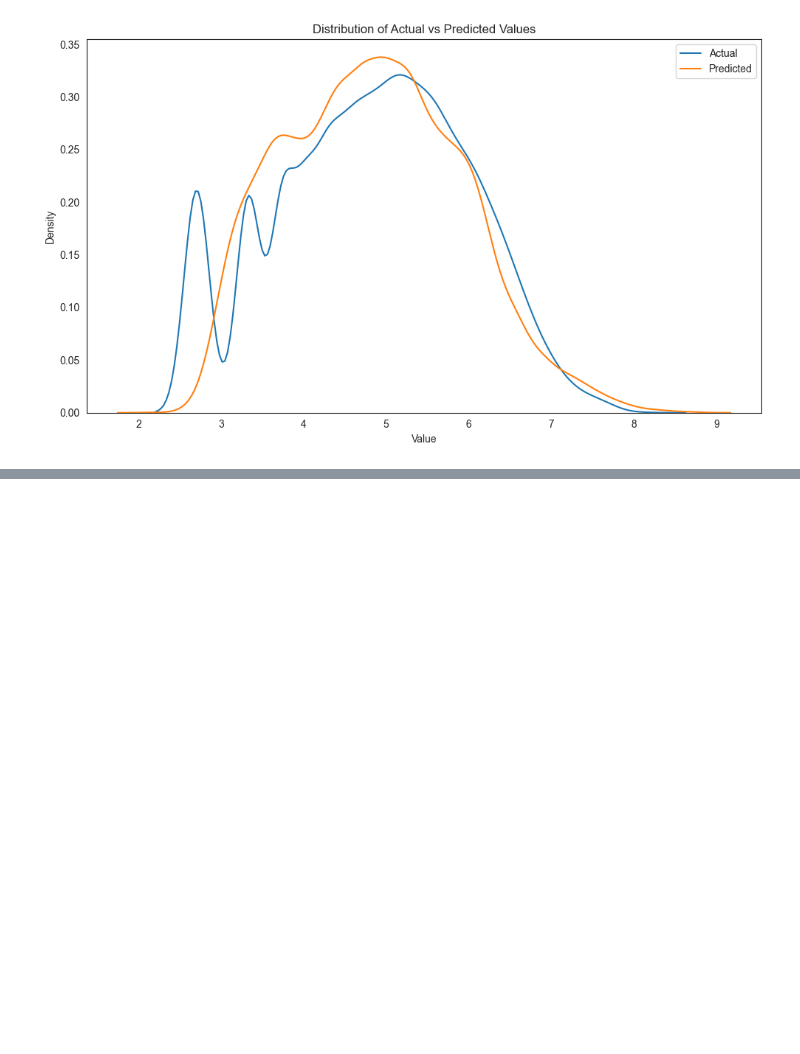
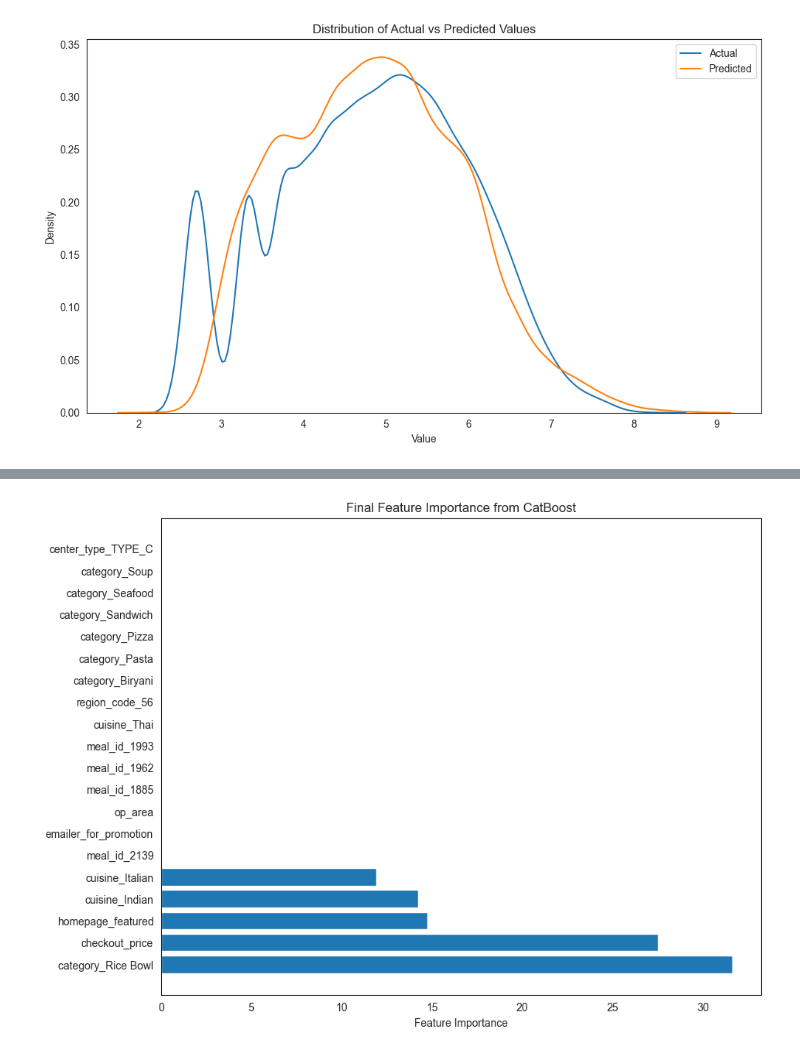
Before and after one commit to sampathvenur/Prediction-and-Optimization-of-Smart-Dish-Specific-Demand-in-Restaurants-using-Machine-Learning, a Jupyter notebook: notebooks/Food Demand Prediction.ipynb, the cells around one changed output, grey strips where cells are left out. Saved outputs shown, nothing was run; the diff lists cells and outputs as text; code cells hidden in the pictures; blank space fills up the shorter version.

```diff
--- a/notebooks/Food Demand Prediction.ipynb
+++ b/notebooks/Food Demand Prediction.ipynb
@@ -1504,0 +1578,89 @@ loaded_model = joblib.load('best_catboost_model.pkl')
+# %%
+from catboost import CatBoostRegressor, Pool
+from sklearn.model_selection import train_test_split, KFold
+from sklearn.metrics import mean_squared_error, r2_score
+from sklearn.feature_selection import SelectFromModel
+import numpy as np
+import pandas as pd
+
+# Assuming X_train, y_train, X_test, y_test are defined
+
+# Feature selection using CatBoost feature importance
+selector = SelectFromModel(CatBoostRegressor(iterations=100, depth=3, learning_rate=0.1, loss_function='RMSE', verbose=False), prefit=False)
+X_train_selected = selector.fit_transform(X_train, y_train)
+X_test_selected = selector.transform(X_test)
+
+# New parameters for tuning
+params = {
+    'learning_rate': 0.03,
+    'depth': 5,
+    'iterations': 2000,
+    'l2_leaf_reg': 1,
+    'loss_function': 'RMSE',
+    'eval_metric': 'RMSE',
+    'verbose': False,
+    'task_type': "GPU",
+    'devices': '0',
+    'random_strength': 0.1,
+    'bagging_temperature': 1,
+}
+
+# Use K-Fold Cross Validation for more robust tuning
+kf = KFold(n_splits=5, shuffle=True, random_state=42)
+cv_scores = []
+
+for train_index, val_index in kf.split(X_train_selected):
+    X_train_fold, X_val_fold = X_train_selected[train_index], X_train_selected[val_index]
+    y_train_fold, y_val_fold = y_train.iloc[train_index], y_train.iloc[val_index]
+
+    # Create Pools for training and validation
+    train_pool = Pool(X_train_fold, y_train_fold)
+    val_pool = Pool(X_val_fold, y_val_fold)
+
+    # Train the model
+    model = CatBoostRegressor(**params)
+    model.fit(train_pool, eval_set=val_pool, early_stopping_rounds=100, use_best_model=True)
+
+    # Predict on validation set
+    predictions = model.predict(val_pool)
+    score = np.sqrt(mean_squared_error(y_val_fold, predictions))
+    cv_scores.append(score)
+
+# Print cross-validation scores
+print("Cross-Validation RMSE scores:", cv_scores)
+print("Mean CV RMSE:", np.mean(cv_scores))
+
+# Align y_test with X_test_selected for final evaluation
+y_test_aligned = y_test[:X_test_selected.shape[0]]  # Ensure y_test has the same number of samples as X_test_selected
+
+# Train on full training data with selected features
+final_model = CatBoostRegressor(**params)
+final_model.fit(X_train_selected, y_train, eval_set=(X_test_selected, y_test_aligned), use_best_model=True)
+
+# Make final predictions
+final_predictions = final_model.predict(X_test_selected)
+
+# Calculate final metrics
+final_rmse = np.sqrt(mean_squared_error(y_test_aligned, final_predictions))
+final_r2 = r2_score(y_test_aligned, final_predictions)
+
+print(f"Final RMSE: {final_rmse}")
+print(f"Final R-squared: {final_r2}")
+
+# Feature Importance Analysis
+feature_importance = final_model.get_feature_importance()
+feature_names = X_train.columns[selector.get_support()]
+sorted_idx = np.argsort(feature_importance)
+sorted_features = [feature_names[i] for i in sorted_idx]
+sorted_importance = feature_importance[sorted_idx]
+
+# Plotting feature importance
+import matplotlib.pyplot as plt
+plt.figure(figsize=(10, 8))
+plt.barh(range(len(sorted_importance)), sorted_importance, align='center')
+plt.yticks(range(len(sorted_importance)), sorted_features)
+plt.xlabel('Feature Importance')
+plt.title('Final Feature Importance from CatBoost')
+plt.gca().invert_yaxis()
+plt.show()
+# %% [output]
@@ -1504,0 +1671 @@ loaded_model = joblib.load('best_catboost_model.pkl')
+[figure, added]
```
Also changed, not shown: parts of 3 cells of this notebook, 6 other files.
